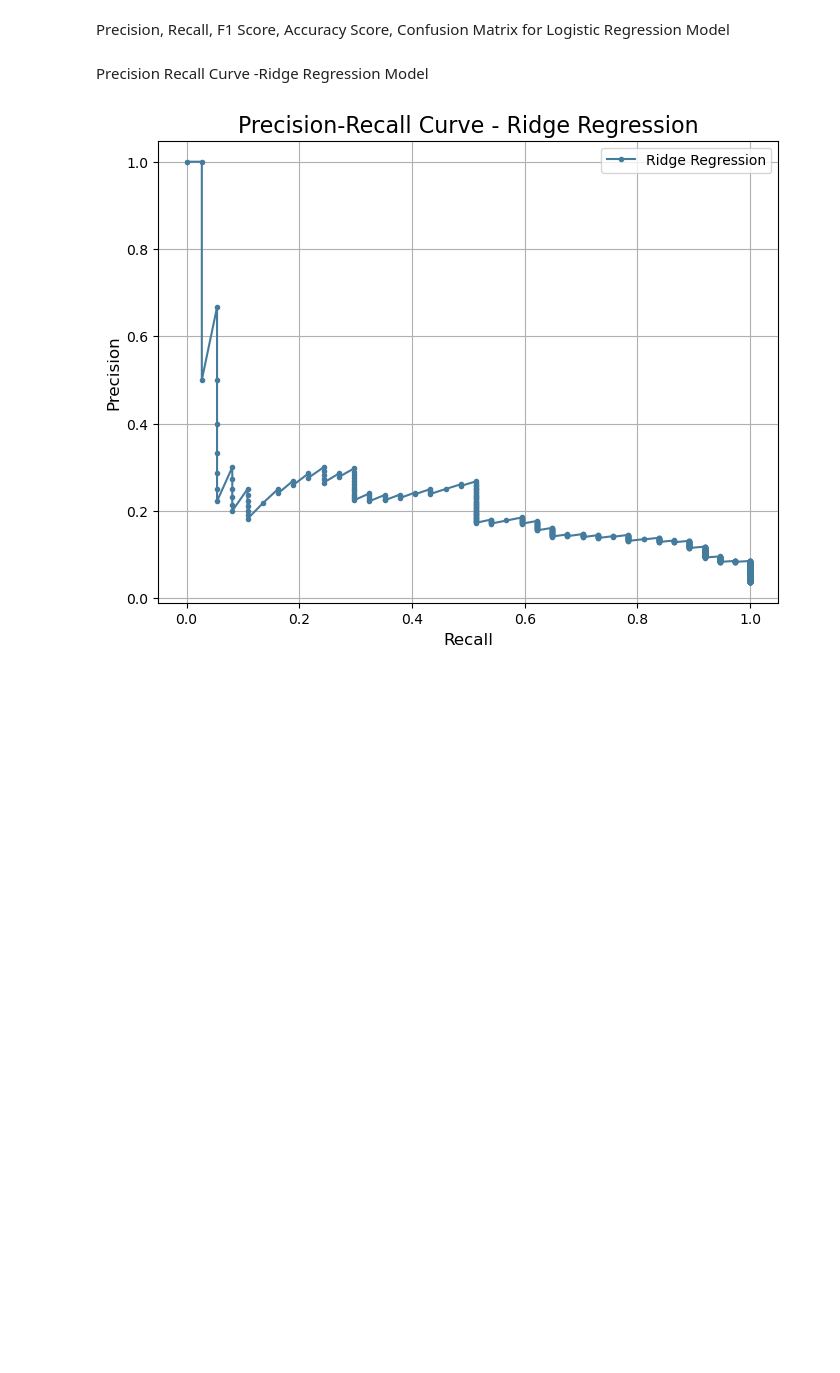
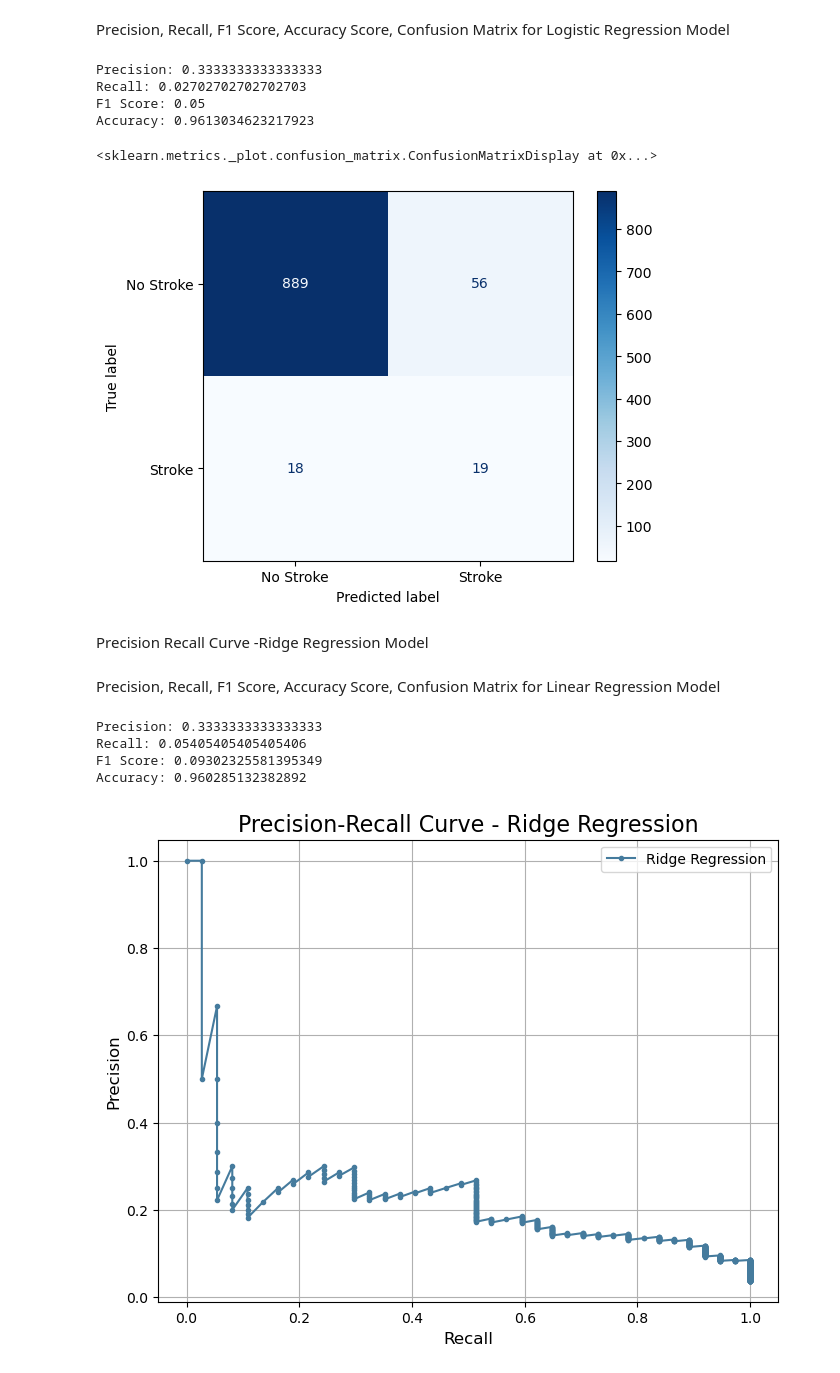
Before and after one commit to Athira-Viju/Stroke_Patient_Healthcare_Using_DeepLearning, a Jupyter notebook: Code.ipynb, the cells around one changed output. Drawn from its saved outputs; the diff is of its cells as text; code cells hidden in the pictures; blank space fills up the shorter version.

```diff
--- a/Code.ipynb
+++ b/Code.ipynb
@@ -529,0 +570,10 @@ RMSE: 0.18123497578164688
+# %%
+import warnings
+warnings.filterwarnings("ignore")
+
+from sklearn.metrics import accuracy_score
+logistic_reg = LogisticRegression()
+logistic_reg.fit(X_train, y_train)
+logistic_reg_predictions = logistic_reg.predict(X_test)
+logistic_reg_rmse = np.sqrt(mean_squared_error(y_test, logistic_reg_predictions))
+print("RSME:",logistic_reg_rmse*100)
@@ -604,7 +690,58 @@ Accuracy: 0.9276985743380856
 # %% [markdown]
 Precision, Recall, F1 Score, Accuracy Score, Confusion Matrix for Logistic Regression Model
+# %%
+from sklearn.metrics import precision_score, recall_score, f1_score, accuracy_score, confusion_matrix, ConfusionMatrixDisplay
+
+# Convert continuous predictions into binary predictions
+y_pred_class = ( logistic_reg_predictions>= 0.2).astype(int)  # Convert continuous predictions to binary (0 or 1)
+
+# Calculate metrics
+y_pred_class=logistic_reg_predictions
+precision = precision_score(y_test, y_pred_class)
+recall = recall_score(y_test, y_pred_class)
+f1 = f1_score(y_test, y_pred_class)
+accuracy = accuracy_score(y_test, y_pred_class)
+
+# Print results
+print("Precision:", precision)
+print("Recall:", recall)
+print("F1 Score:", f1)
+print("Accuracy:", accuracy)
+disp = ConfusionMatrixDisplay(confusion_matrix=conf_matrix, display_labels=["No Stroke", "Stroke"])
+disp.plot(cmap='Blues')
+# %% [output]
+Precision: 0.3333333333333333
+Recall: 0.02702702702702703
+F1 Score: 0.05
+Accuracy: 0.9613034623217923
+<sklearn.metrics._plot.confusion_matrix.ConfusionMatrixDisplay at 0x...>
+[figure, added]
 # %% [markdown]
 Precision Recall Curve -Ridge Regression Model
+# %% [markdown]
+Precision, Recall, F1 Score, Accuracy Score, Confusion Matrix for Linear Regression Model
+# %%
+from sklearn.metrics import precision_score, recall_score, f1_score, accuracy_score
+y_pred_class
+# Convert the continuous predictions into binary predictions
+y_pred_class = (linear_reg_predictions >= 0.23).astype(int)
+
+# Calculate the evaluation metrics
+precision = precision_score(y_test, y_pred_class)
+recall = recall_score(y_test, y_pred_class)
+f1 = f1_score(y_test, y_pred_class)
+accuracy = accuracy_score(y_test, y_pred_class)
+
+# Print the results
+print("Precision:", precision)
+print("Recall:", recall)
+print("F1 Score:", f1)
+print("Accuracy:", accuracy)
+# %% [output]
+Precision: 0.3333333333333333
+Recall: 0.05405405405405406
+F1 Score: 0.09302325581395349
+Accuracy: 0.960285132382892
 # %%
 from sklearn.metrics import precision_recall_curve
 import matplotlib.pyplot as plt
```
Also changed, not shown: parts of 14 cells of this notebook.
